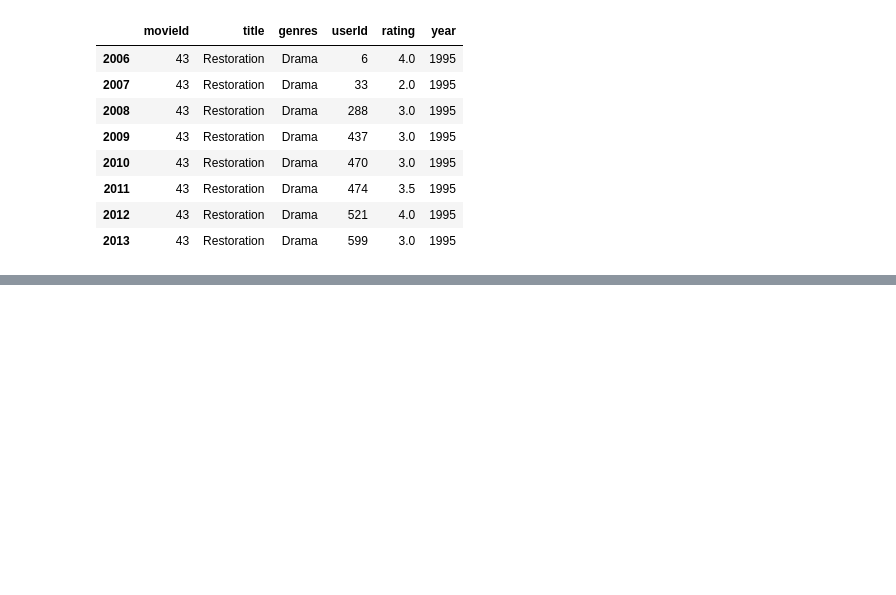
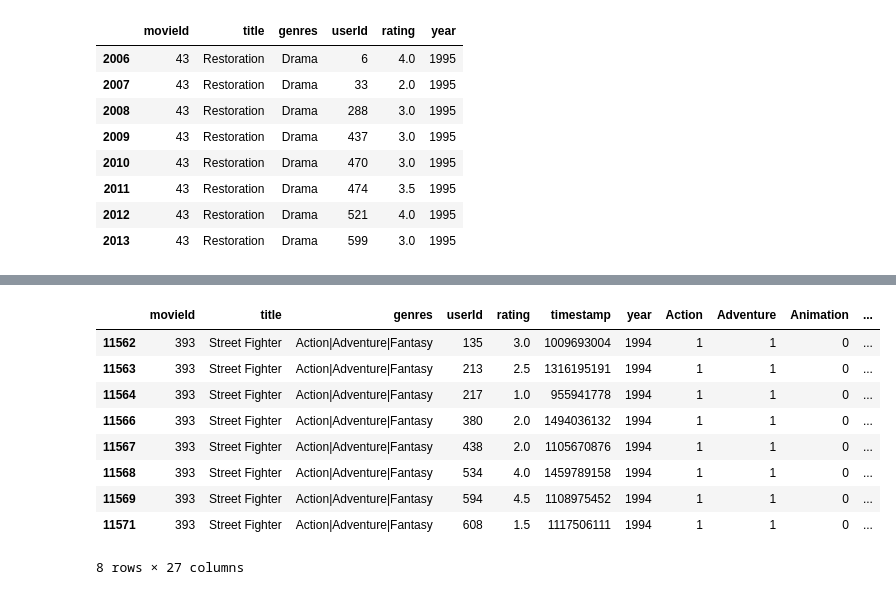
Before and after one commit to MackoyS/movielens-recommendation-system, a Jupyter notebook: movie_recc_system.ipynb, the cells around one changed output, grey strips where cells are left out. Cells and saved outputs as stored; diff of their text form; code cells hidden in the pictures; blank space fills up the shorter version.

```diff
--- a/movie_recc_system.ipynb
+++ b/movie_recc_system.ipynb
@@ -1063,0 +1233,13 @@ rater_df.loc[rater_df['title'] == 'Restoration']
+# %%
+rec_df.loc[rec_df['movieId'] == 393]
+# %% [output]
+|  | movieId | title | genres | userId | rating | timestamp | year | Action | Adventure | Animation | ... |
+| 11562 | 393 | Street Fighter | Action|Adventure|Fantasy | 135 | 3.0 | 1009693004 | 1994 | 1 | 1 | 0 | ... |
+| 11563 | 393 | Street Fighter | Action|Adventure|Fantasy | 213 | 2.5 | 1316195191 | 1994 | 1 | 1 | 0 | ... |
+| 11564 | 393 | Street Fighter | Action|Adventure|Fantasy | 217 | 1.0 | 955941778 | 1994 | 1 | 1 | 0 | ... |
+| 11566 | 393 | Street Fighter | Action|Adventure|Fantasy | 380 | 2.0 | 1494036132 | 1994 | 1 | 1 | 0 | ... |
+| 11567 | 393 | Street Fighter | Action|Adventure|Fantasy | 438 | 2.0 | 1105670876 | 1994 | 1 | 1 | 0 | ... |
+| 11568 | 393 | Street Fighter | Action|Adventure|Fantasy | 534 | 4.0 | 1459789158 | 1994 | 1 | 1 | 0 | ... |
+| 11569 | 393 | Street Fighter | Action|Adventure|Fantasy | 594 | 4.5 | 1108975452 | 1994 | 1 | 1 | 0 | ... |
+| 11571 | 393 | Street Fighter | Action|Adventure|Fantasy | 608 | 1.5 | 1117506111 | 1994 | 1 | 1 | 0 | ... |
+8 rows × 27 columns
```
Also changed, not shown: parts of 41 cells of this notebook.
